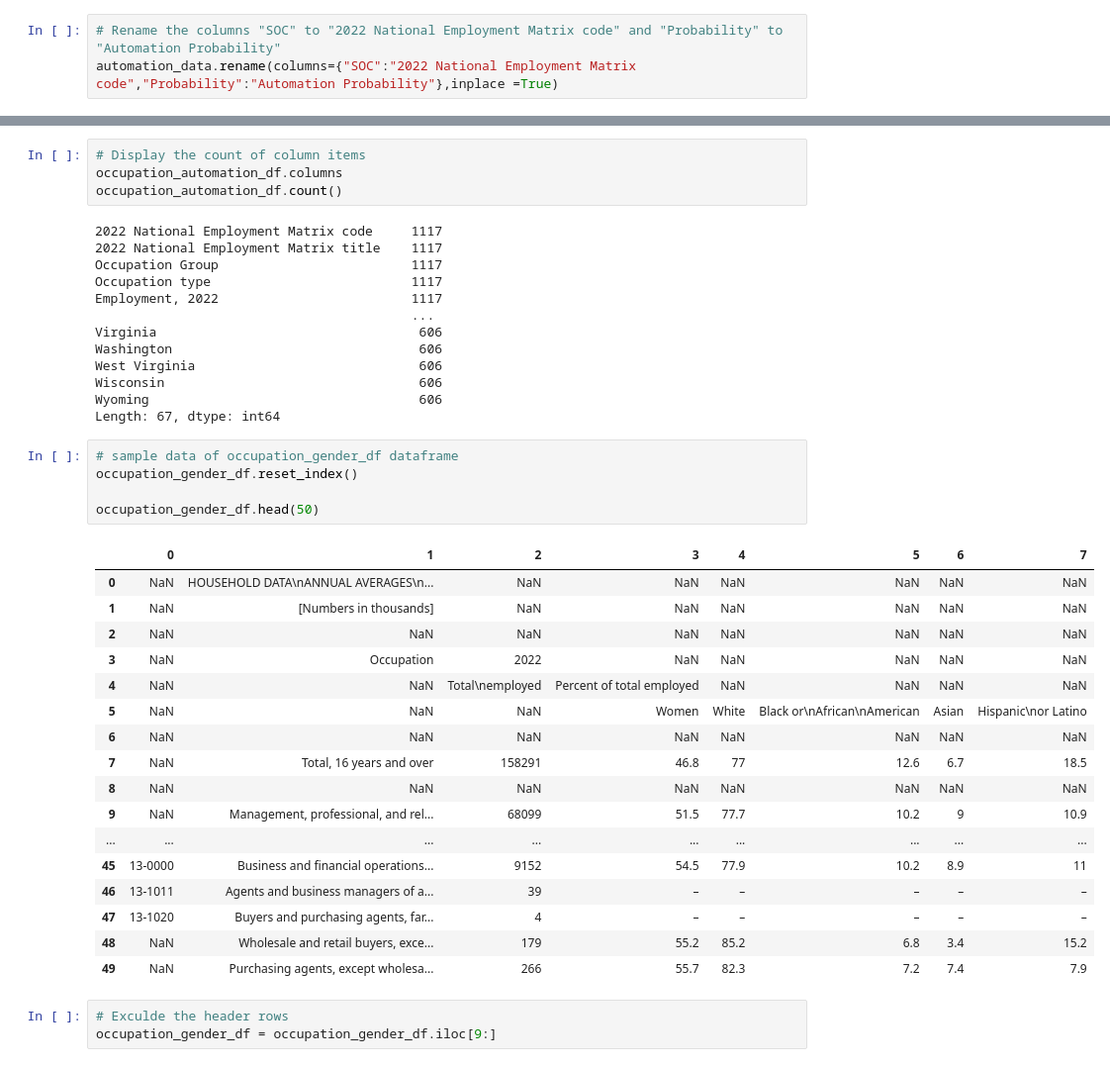
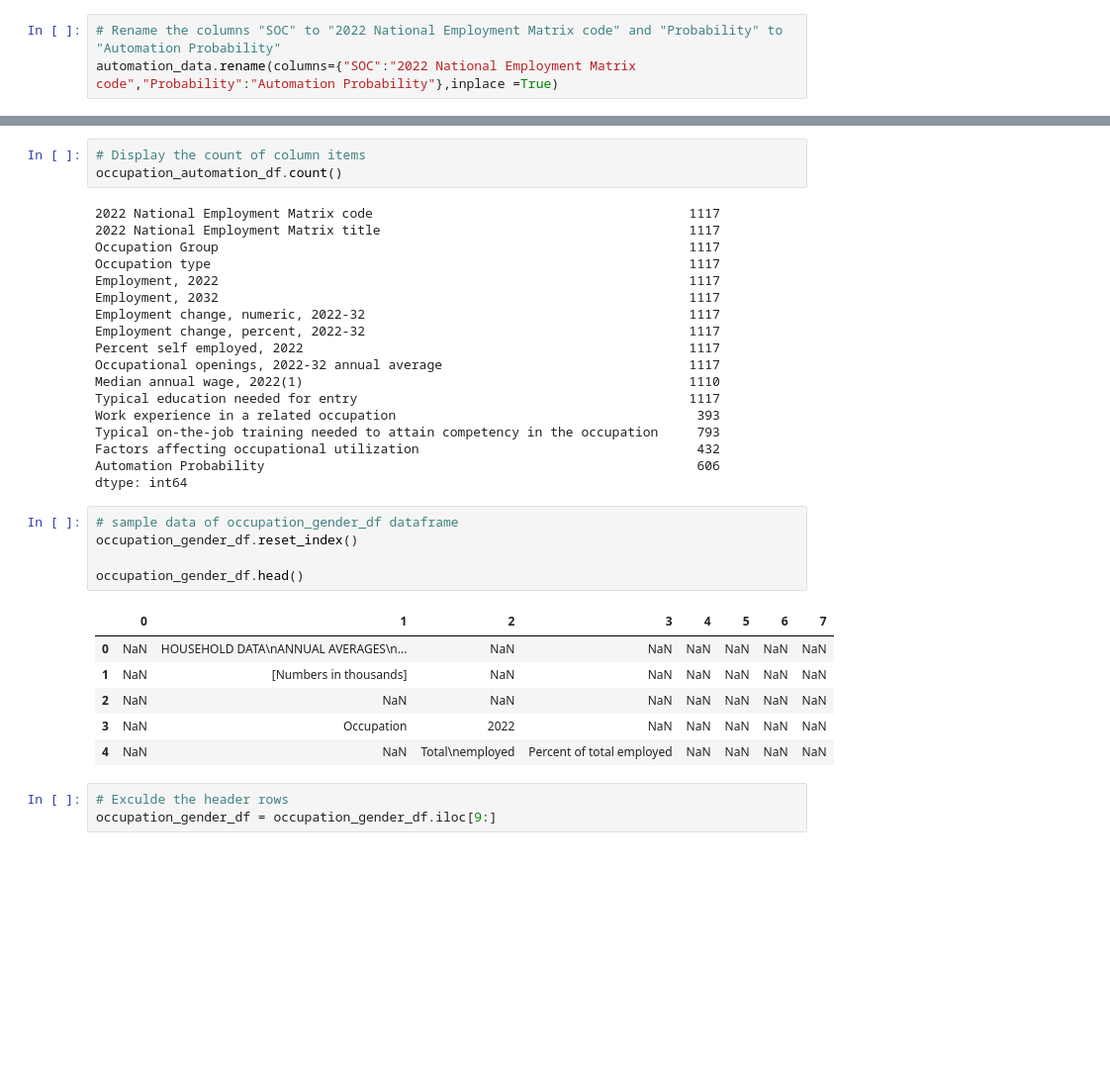
Before and after one commit to vinaya-kusuma/Project1, a Jupyter notebook: Occupation_Analysis.ipynb, the cells around one changed output, grey strips where cells are left out. Shown: that part at 99% size. Saved outputs shown, nothing was run; the diff lists cells and outputs as text; blank space fills up the shorter version.

```diff
--- a/Occupation_Analysis.ipynb
+++ b/Occupation_Analysis.ipynb
@@ -271,43 +273,36 @@ occupation_automation_df.head()
 # %%
 # Display the count of column items
-occupation_automation_df.columns
 occupation_automation_df.count()
 # %% [output]
-2022 National Employment Matrix code     1117
-2022 National Employment Matrix title    1117
-Occupation Group                         1117
-Occupation type                          1117
-Employment, 2022                         1117
-                                         ...
-Virginia                                  606
-Washington                                606
-West Virginia                             606
-Wisconsin                                 606
-Wyoming                                   606
-Length: 67, dtype: int64
+2022 National Employment Matrix code                                         1117
+2022 National Employment Matrix title                                        1117
+Occupation Group                                                             1117
+Occupation type                                                              1117
+Employment, 2022                                                             1117
+Employment, 2032                                                             1117
+Employment change, numeric, 2022-32                                          1117
+Employment change, percent, 2022-32                                          1117
+Percent self employed, 2022                                                  1117
+Occupational openings, 2022-32 annual average                                1117
+Median annual wage, 2022(1)                                                  1110
+Typical education needed for entry                                           1117
+Work experience in a related occupation                                       393
+Typical on-the-job training needed to attain competency in the occupation     793
+Factors affecting occupational utilization                                    432
+Automation Probability                                                        606
+dtype: int64
 # %%
 # sample data of occupation_gender_df dataframe
 occupation_gender_df.reset_index()
 
-occupation_gender_df.head(50)
+occupation_gender_df.head()
 # %% [output]
 |  | 0 | 1 | 2 | 3 | 4 | 5 | 6 | 7 |
 | 0 | NaN | HOUSEHOLD DATA\nANNUAL AVERAGES\n... | NaN | NaN | NaN | NaN | NaN | NaN |
 | 1 | NaN | [Numbers in thousands] | NaN | NaN | NaN | NaN | NaN | NaN |
 | 2 | NaN | NaN | NaN | NaN | NaN | NaN | NaN | NaN |
 | 3 | NaN | Occupation | 2022 | NaN | NaN | NaN | NaN | NaN |
 | 4 | NaN | NaN | Total\nemployed | Percent of total employed | NaN | NaN | NaN | NaN |
-| 5 | NaN | NaN | NaN | Women | White | Black or\nAfrican\nAmerican | Asian | Hispanic\nor Latino |
-| 6 | NaN | NaN | NaN | NaN | NaN | NaN | NaN | NaN |
-| 7 | NaN | Total, 16 years and over | 158291 | 46.8 | 77 | 12.6 | 6.7 | 18.5 |
-| 8 | NaN | NaN | NaN | NaN | NaN | NaN | NaN | NaN |
-| 9 | NaN | Management, professional, and rel... | 68099 | 51.5 | 77.7 | 10.2 | 9 | 10.9 |
-| ... | ... | ... | ... | ... | ... | ... | ... | ... |
-| 45 | 13-0000 | Business and financial operations... | 9152 | 54.5 | 77.9 | 10.2 | 8.9 | 11 |
-| 46 | 13-1011 | Agents and business managers of a... | 39 | – | – | – | – | – |
-| 47 | 13-1020 | Buyers and purchasing agents, far... | 4 | – | – | – | – | – |
-| 48 | NaN | Wholesale and retail buyers, exce... | 179 | 55.2 | 85.2 | 6.8 | 3.4 | 15.2 |
-| 49 | NaN | Purchasing agents, except wholesa... | 266 | 55.7 | 82.3 | 7.2 | 7.4 | 7.9 |
 # %%
 # Exculde the header rows
 occupation_gender_df = occupation_gender_df.iloc[9:]
```
Also changed, not shown: parts of 57 cells of this notebook, 7 other files.
